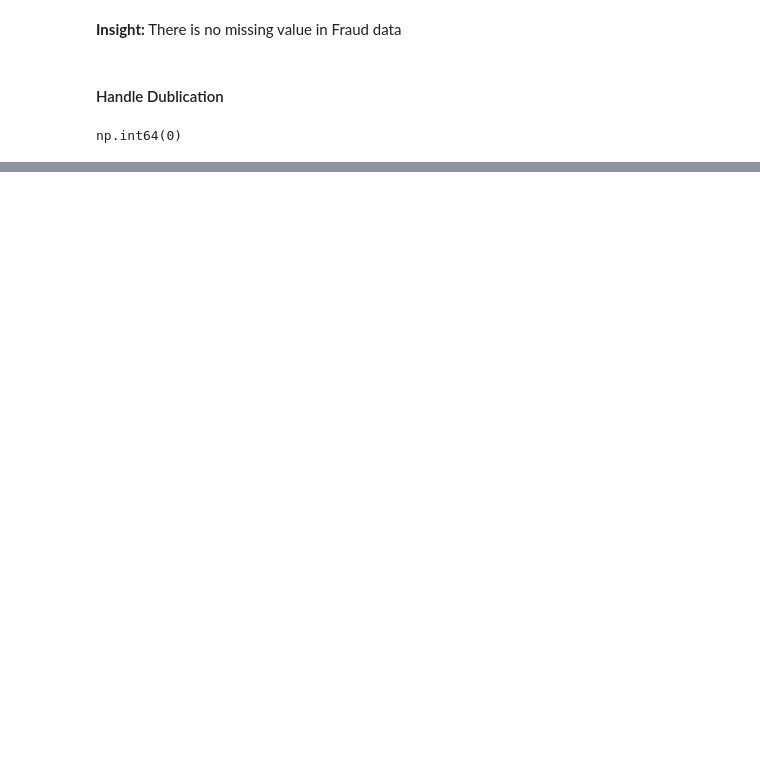
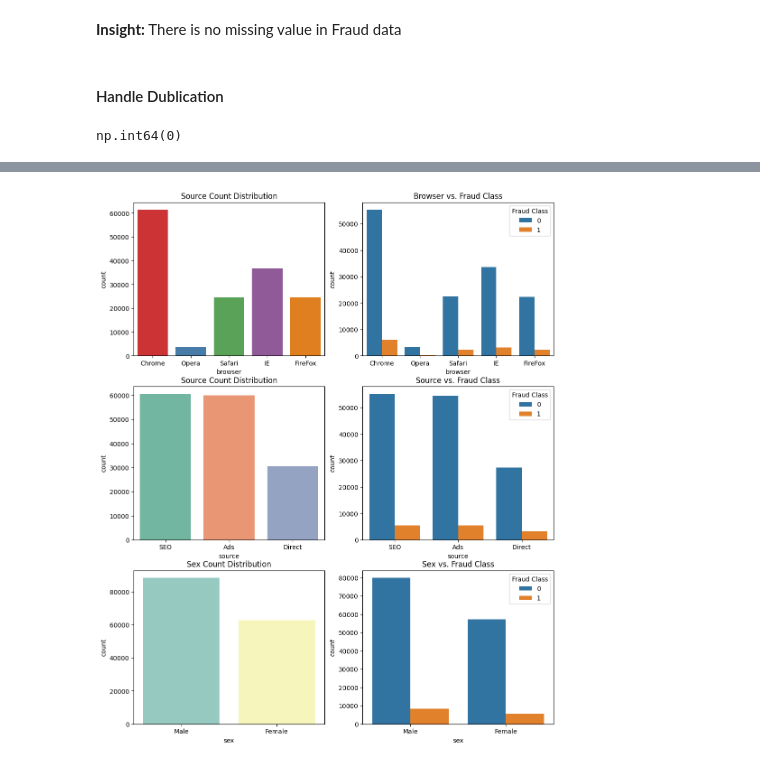
Before and after one commit to Heban-7/Fraud-Detection-Model, a Jupyter notebook: notebooks/data_preprocessing.ipynb, the cells around one changed output, grey strips where cells are left out. Cells and saved outputs as stored; diff of their text form; code cells hidden in the pictures; blank space fills up the shorter version.

```diff
--- a/notebooks/data_preprocessing.ipynb
+++ b/notebooks/data_preprocessing.ipynb
@@ -224,0 +192,4 @@ memory usage: 13.8+ MB
+# %%
+dp.categorical_value_visualization(fraud_df)
+# %% [output]
+[figure, added]
```
Also changed, not shown: parts of 29 cells of this notebook, 3 other files.
